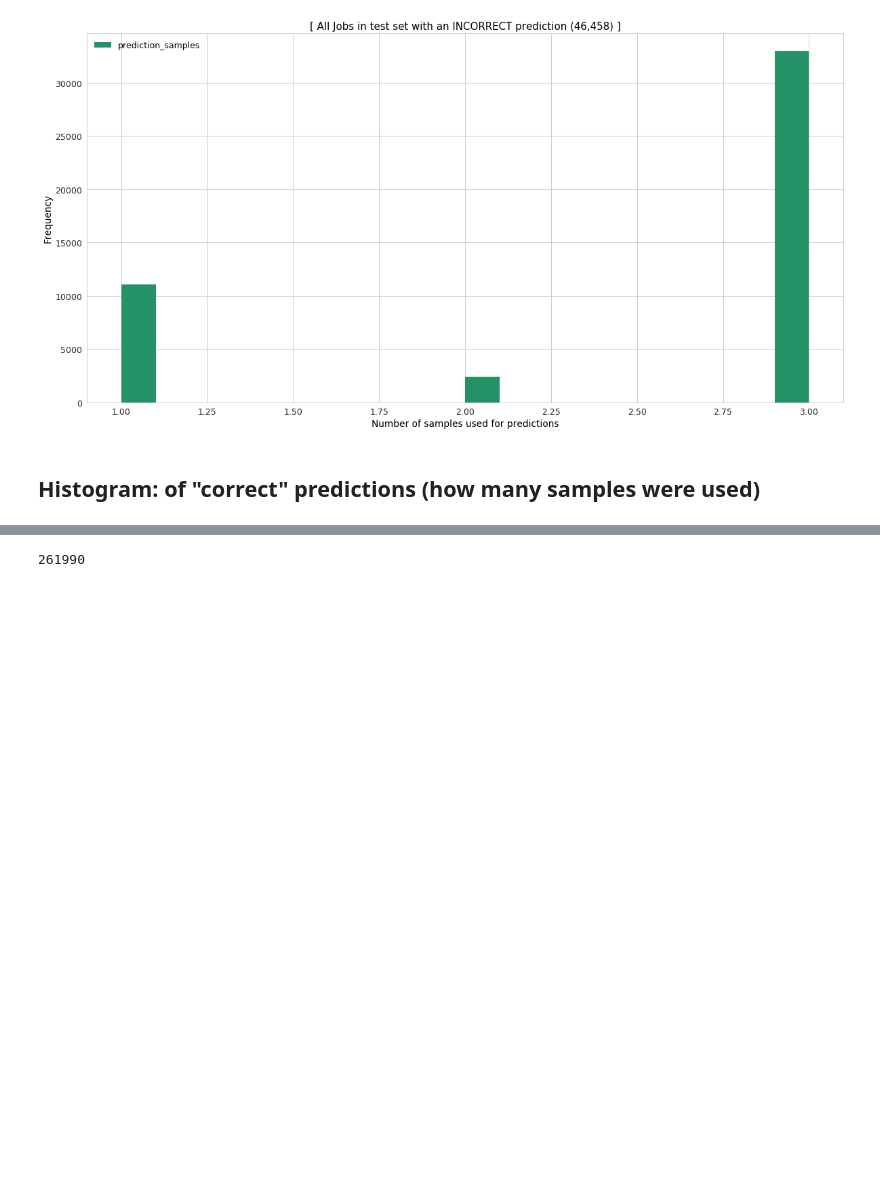
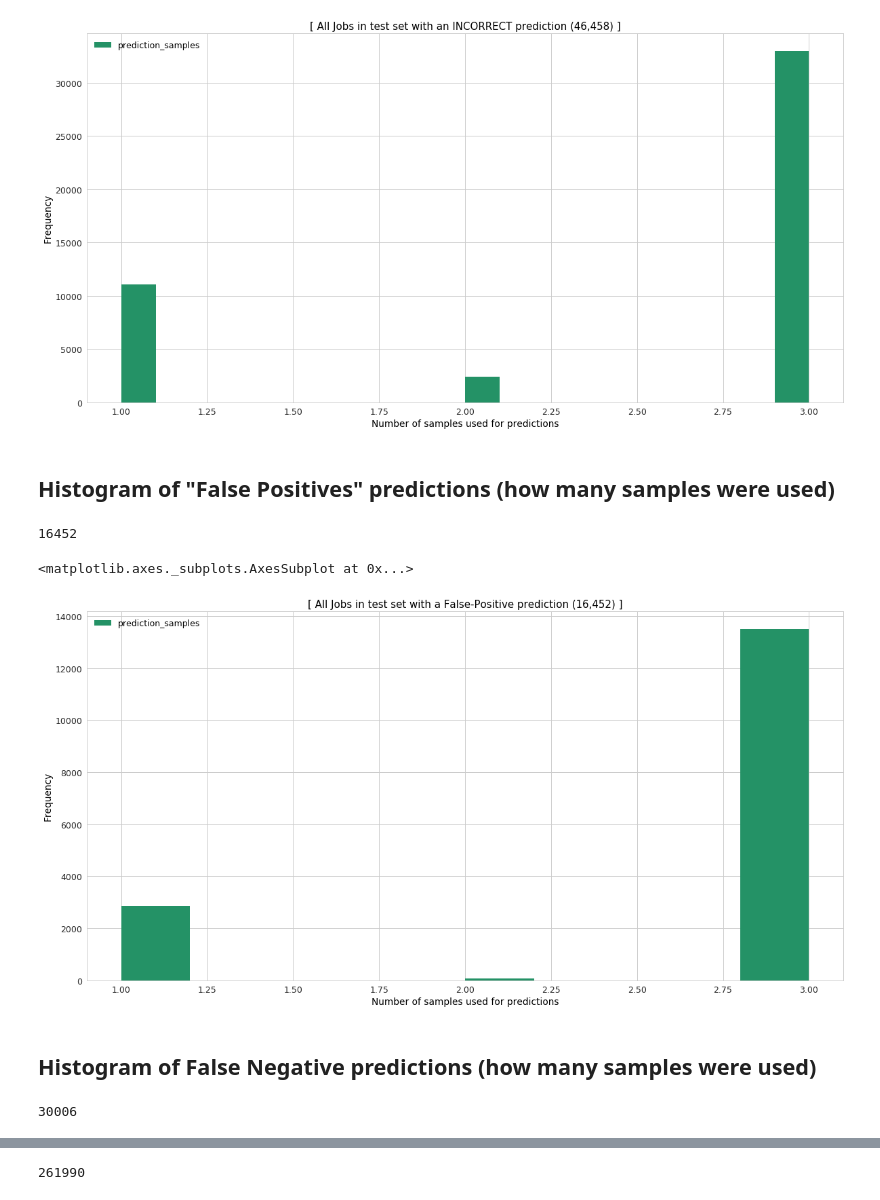
Before and after one commit to words-sdsc/DeepLearning4FaultTolerantWorkflows, a Jupyter notebook: from_kubernetes/verify_tstep1_test/Layer 2 [3-B] [Histo] [ Job Level Predictions ] [ Read File - Predict ] - Threshold based prediction.ipynb, the cells around one changed output, grey strips where cells are left out. Cells and saved outputs as stored; diff of their text form; code cells hidden in the pictures; blank space fills up the shorter version.

Commit message:
additional Histogram

```diff
--- a/from_kubernetes/verify_tstep1_test/Layer 2 [3-B] [Histo] [ Job Level Predictions ] [ Read File - Predict ] - Threshold based prediction.ipynb
+++ b/from_kubernetes/verify_tstep1_test/Layer 2 [3-B] [Histo] [ Job Level Predictions ] [ Read File - Predict ] - Threshold based prediction.ipynb
@@ -485,9 +485,8 @@ decision_df[:5]
 # %%
 import seaborn as sns
 import matplotlib
-
-sns.set_style("darkgrid", {"axes.facecolor": ".9"})
-sns.set(color_codes=True, style='whitegrid', palette='deep',font='Verdana', font_scale=1.25)
+sns.set(font="monaco")
+sns.set(color_codes=True, style='whitegrid', palette='deep', font_scale=1.25)
 sns.set_palette(sns.color_palette("summer"))
 matplotlib.rcParams.update({'text.color' : "black",
                      'axes.labelcolor' : "black"})
@@ -526,4 +525,21 @@ incorrect_df[ [ 'prediction_samples'] ].plot.hist(by="prediction_samples", bins=
 <matplotlib.axes._subplots.AxesSubplot at 0x...>
 [figure]
 # %% [markdown]
-## Histogram: of "correct" predictions (how many samples were used)
+## Histogram of "False Positives" predictions (how many samples were used)
+# %%
+falsepositives = decision_df[ (decision_df['truelabel'] == 0) & (decision_df['predictedlabel'] == 1) ]
+# %%
+#For Verification against confusion matrix
+len(falsepositives)
+# %% [output]
+16452
+# %%
+fig, ax = plt.subplots(1, 1, figsize=(20,10))
+ax.set_title('[ All Jobs in test set with a False-Positive prediction (16,452) ]')
+ax.set_xlabel('Number of samples used for predictions')
+falsepositives[ [ 'prediction_samples'] ].plot.hist(by="prediction_samples", bins=10, ax=ax, fig=fig)
+# %% [output]
+<matplotlib.axes._subplots.AxesSubplot at 0x...>
+[figure, added]
+# %% [markdown]
+## Histogram of False Negative predictions (how many samples were used)
@@ -529,0 +548,5 @@ incorrect_df[ [ 'prediction_samples'] ].plot.hist(by="prediction_samples", bins=
+# %%
+#For Verification against confusion matrix
+len(falsenegatives)
+# %% [output]
+30006
```
Also changed, not shown: parts of 21 cells of this notebook.
